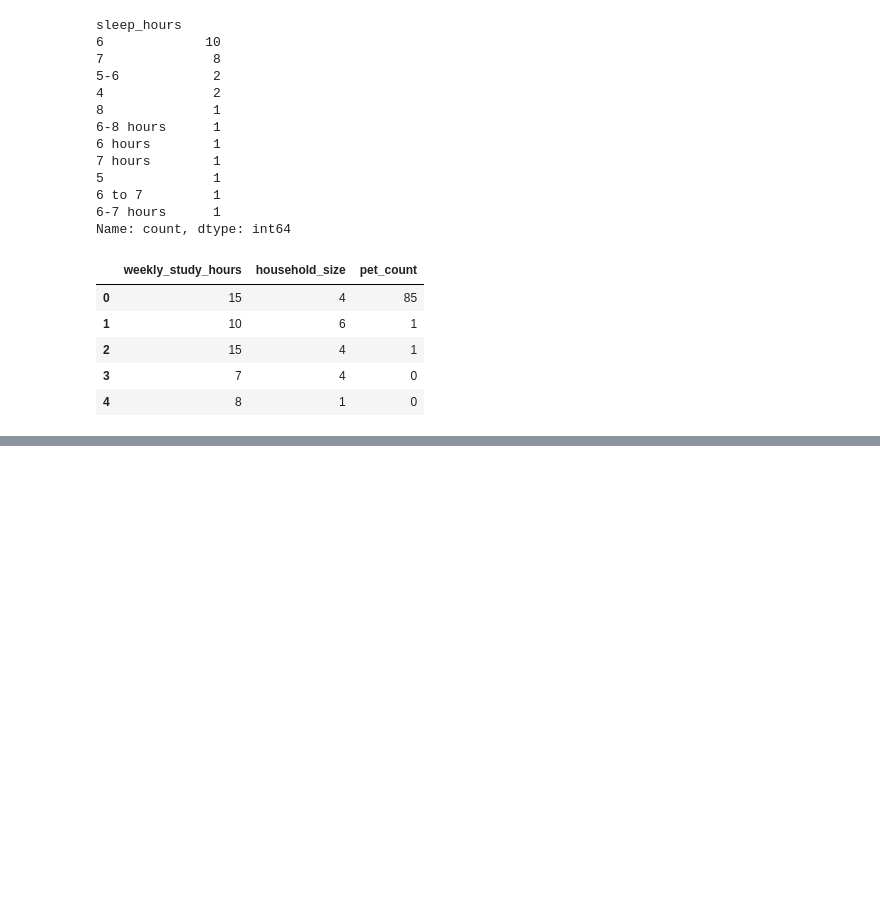
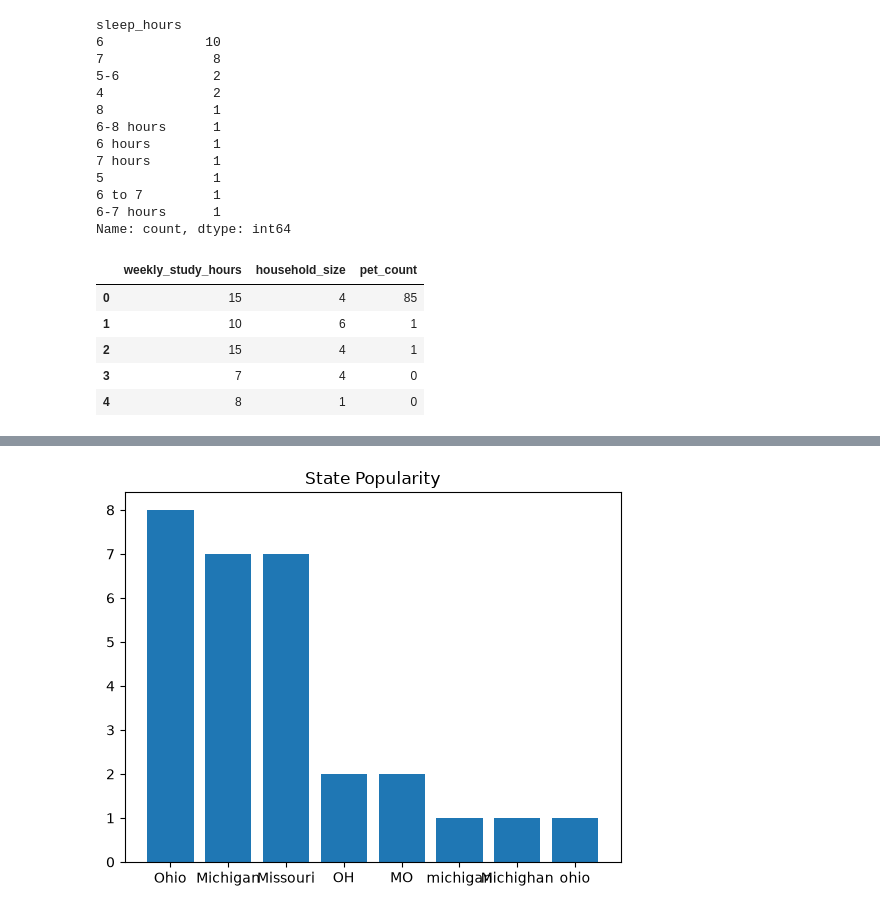
Before and after one commit to yismawd/rtt-36sept, a Jupyter notebook: 386/386.6/differing_plots/class_EDA.ipynb, the cells around one changed output, grey strips where cells are left out. Cells and saved outputs as stored; diff of their text form; code cells hidden in the pictures; blank space fills up the shorter version.

```diff
--- a/386/386.6/differing_plots/class_EDA.ipynb
+++ b/386/386.6/differing_plots/class_EDA.ipynb
@@ -326,0 +336,9 @@ for val in columns_to_fix:
+# %%
+state = df['state'].value_counts()
+
+
+plt.bar(state.index, state)
+plt.title('State Popularity')
+plt.show()
+# %% [output]
+[figure, added]
```
Also changed, not shown: parts of 3 cells of this notebook.
